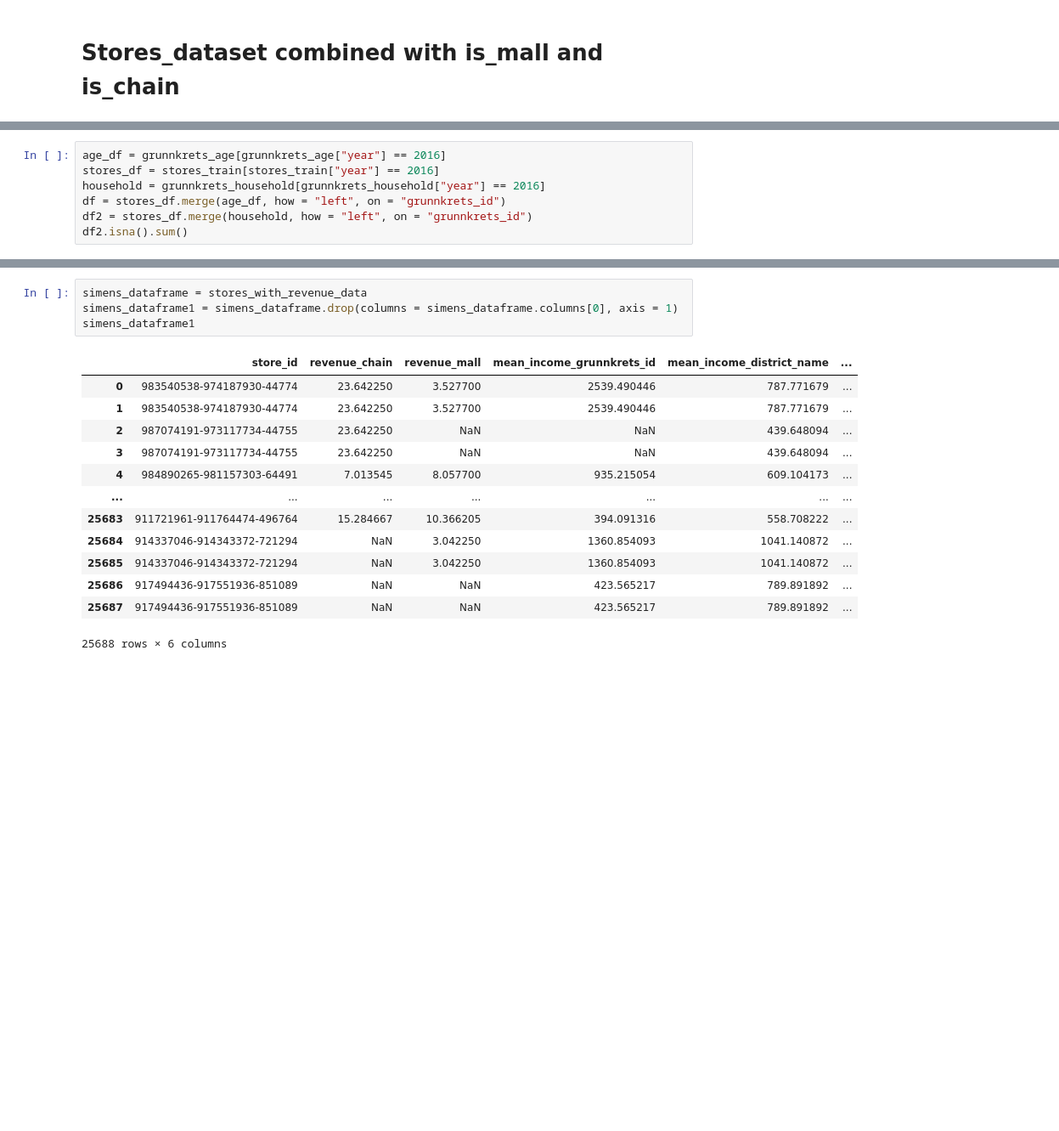
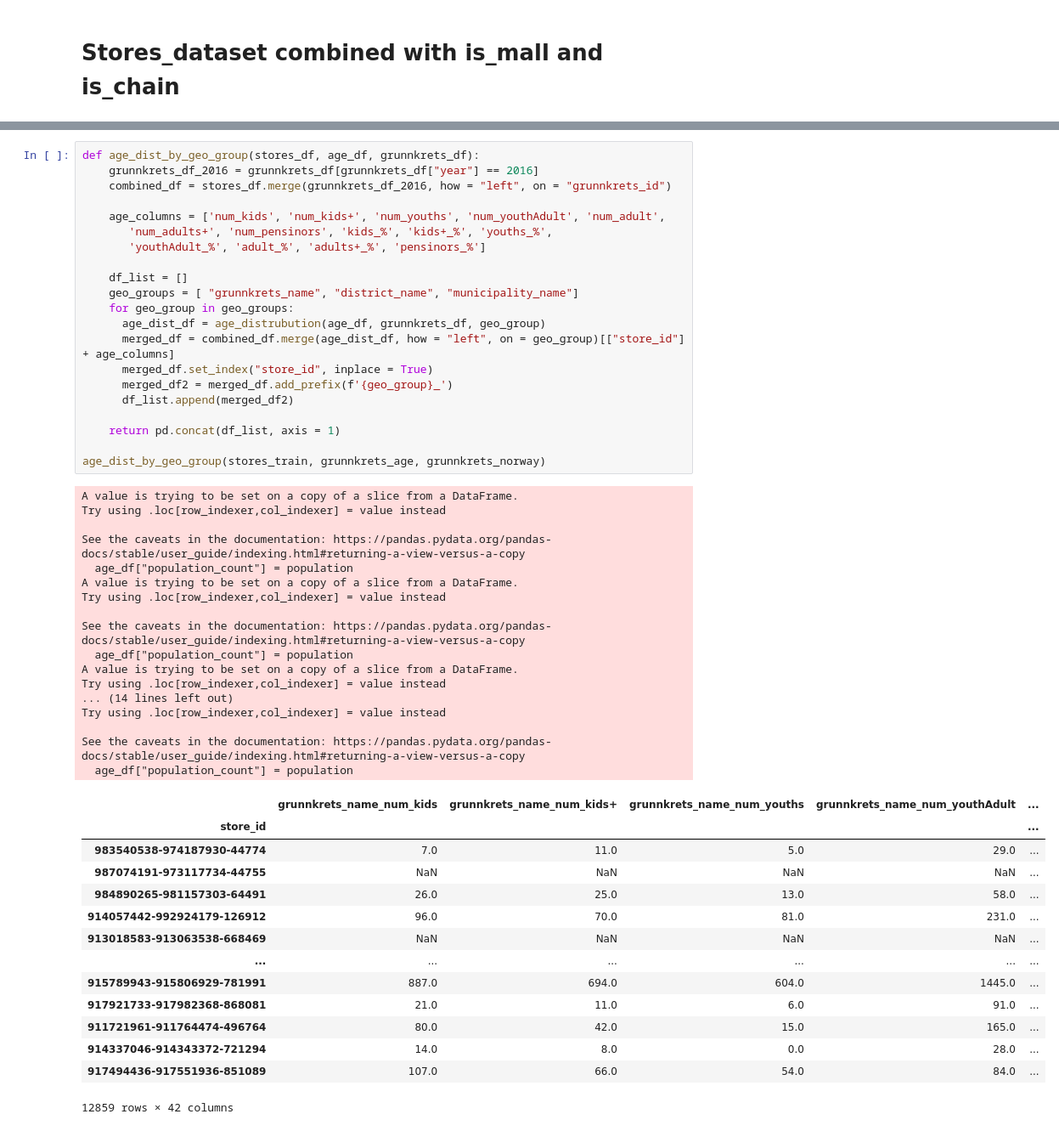
Before and after one commit to SimenQ/machine_learning, a Jupyter notebook: notebooks/shared/feature_engineering.ipynb, the cells around one changed output, grey strips where cells are left out. Shown at 85% size. Drawn from its saved outputs; the diff is of its cells as text; blank space fills up the shorter version.

```diff
--- a/notebooks/shared/feature_engineering.ipynb
+++ b/notebooks/shared/feature_engineering.ipynb
@@ -632,7 +566,0 @@ stores_grunnkrets_merged.set_index("store_id")
-# %%
-age_df = grunnkrets_age[grunnkrets_age["year"] == 2016]
-stores_df = stores_train[stores_train["year"] == 2016]
-household = grunnkrets_household[grunnkrets_household["year"] == 2016]
-df = stores_df.merge(age_df, how = "left", on = "grunnkrets_id")
-df2 = stores_df.merge(household, how = "left", on = "grunnkrets_id")
-df2.isna().sum()
@@ -657,18 +567,53 @@ dtype: int64
-# %%
-simens_dataframe = stores_with_revenue_data
-simens_dataframe1 = simens_dataframe.drop(columns = simens_dataframe.columns[0], axis = 1)
-simens_dataframe1
-# %% [output]
-|  | store_id | revenue_chain | revenue_mall | mean_income_grunnkrets_id | mean_income_district_name | ... |
-| 0 | 983540538-974187930-44774 | 23.642250 | 3.527700 | 2539.490446 | 787.771679 | ... |
-| 1 | 983540538-974187930-44774 | 23.642250 | 3.527700 | 2539.490446 | 787.771679 | ... |
-| 2 | 987074191-973117734-44755 | 23.642250 | NaN | NaN | 439.648094 | ... |
-| 3 | 987074191-973117734-44755 | 23.642250 | NaN | NaN | 439.648094 | ... |
-| 4 | 984890265-981157303-64491 | 7.013545 | 8.057700 | 935.215054 | 609.104173 | ... |
-| ... | ... | ... | ... | ... | ... | ... |
-| 25683 | 911721961-911764474-496764 | 15.284667 | 10.366205 | 394.091316 | 558.708222 | ... |
-| 25684 | 914337046-914343372-721294 | NaN | 3.042250 | 1360.854093 | 1041.140872 | ... |
-| 25685 | 914337046-914343372-721294 | NaN | 3.042250 | 1360.854093 | 1041.140872 | ... |
-| 25686 | 917494436-917551936-851089 | NaN | NaN | 423.565217 | 789.891892 | ... |
-| 25687 | 917494436-917551936-851089 | NaN | NaN | 423.565217 | 789.891892 | ... |
-25688 rows × 6 columns
+# %%
+def age_dist_by_geo_group(stores_df, age_df, grunnkrets_df):
+    grunnkrets_df_2016 = grunnkrets_df[grunnkrets_df["year"] == 2016]
+    combined_df = stores_df.merge(grunnkrets_df_2016, how = "left", on = "grunnkrets_id")
+
+    age_columns = ['num_kids', 'num_kids+', 'num_youths', 'num_youthAdult', 'num_adult',
+       'num_adults+', 'num_pensinors', 'kids_%', 'kids+_%', 'youths_%',
+       'youthAdult_%', 'adult_%', 'adults+_%', 'pensinors_%']
+
+    df_list = []
+    geo_groups = [ "grunnkrets_name", "district_name", "municipality_name"]
+    for geo_group in geo_groups:
+      age_dist_df = age_distrubution(age_df, grunnkrets_df, geo_group)
+      merged_df = combined_df.merge(age_dist_df, how = "left", on = geo_group)[["store_id"] + age_columns]
+      merged_df.set_index("store_id", inplace = True)
+      merged_df2 = merged_df.add_prefix(f'{geo_group}_')
+      df_list.append(merged_df2)
+
+    return pd.concat(df_list, axis = 1)
+
+age_dist_by_geo_group(stores_train, grunnkrets_age, grunnkrets_norway)
+# %% [output]
+A value is trying to be set on a copy of a slice from a DataFrame.
+Try using .loc[row_indexer,col_indexer] = value instead
+
+See the caveats in the documentation: https://pandas.pydata.org/pandas-docs/stable/user_guide/indexing.html#returning-a-view-versus-a-copy
+  age_df["population_count"] = population
+A value is trying to be set on a copy of a slice from a DataFrame.
+Try using .loc[row_indexer,col_indexer] = value instead
+
+See the caveats in the documentation: https://pandas.pydata.org/pandas-docs/stable/user_guide/indexing.html#returning-a-view-versus-a-copy
+  age_df["population_count"] = population
+A value is trying to be set on a copy of a slice from a DataFrame.
+Try using .loc[row_indexer,col_indexer] = value instead
+... (14 lines left out)
+Try using .loc[row_indexer,col_indexer] = value instead
+
+See the caveats in the documentation: https://pandas.pydata.org/pandas-docs/stable/user_guide/indexing.html#returning-a-view-versus-a-copy
+  age_df["population_count"] = population
+|  | grunnkrets_name_num_kids | grunnkrets_name_num_kids+ | grunnkrets_name_num_youths | grunnkrets_name_num_youthAdult | ... |
+| store_id |  |  |  |  | ... |
+| 983540538-974187930-44774 | 7.0 | 11.0 | 5.0 | 29.0 | ... |
+| 987074191-973117734-44755 | NaN | NaN | NaN | NaN | ... |
+| 984890265-981157303-64491 | 26.0 | 25.0 | 13.0 | 58.0 | ... |
+| 914057442-992924179-126912 | 96.0 | 70.0 | 81.0 | 231.0 | ... |
+| 913018583-913063538-668469 | NaN | NaN | NaN | NaN | ... |
+| ... | ... | ... | ... | ... | ... |
+| 915789943-915806929-781991 | 887.0 | 694.0 | 604.0 | 1445.0 | ... |
+| 917921733-917982368-868081 | 21.0 | 11.0 | 6.0 | 91.0 | ... |
+| 911721961-911764474-496764 | 80.0 | 42.0 | 15.0 | 165.0 | ... |
+| 914337046-914343372-721294 | 14.0 | 8.0 | 0.0 | 28.0 | ... |
+| 917494436-917551936-851089 | 107.0 | 66.0 | 54.0 | 84.0 | ... |
+12859 rows × 42 columns
```
Also changed, not shown: parts of 31 cells of this notebook, 8 other files.
